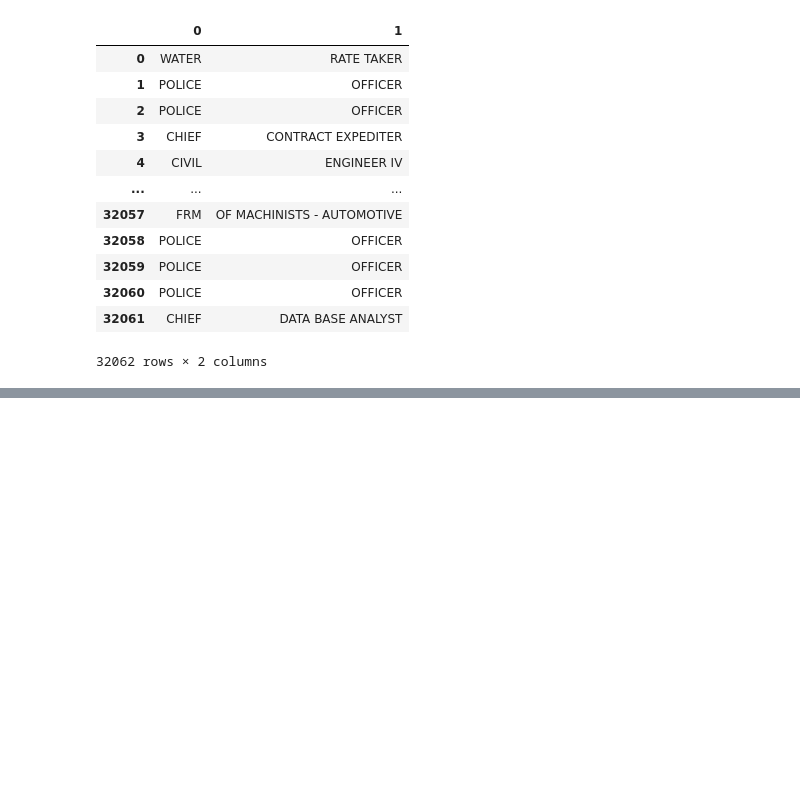
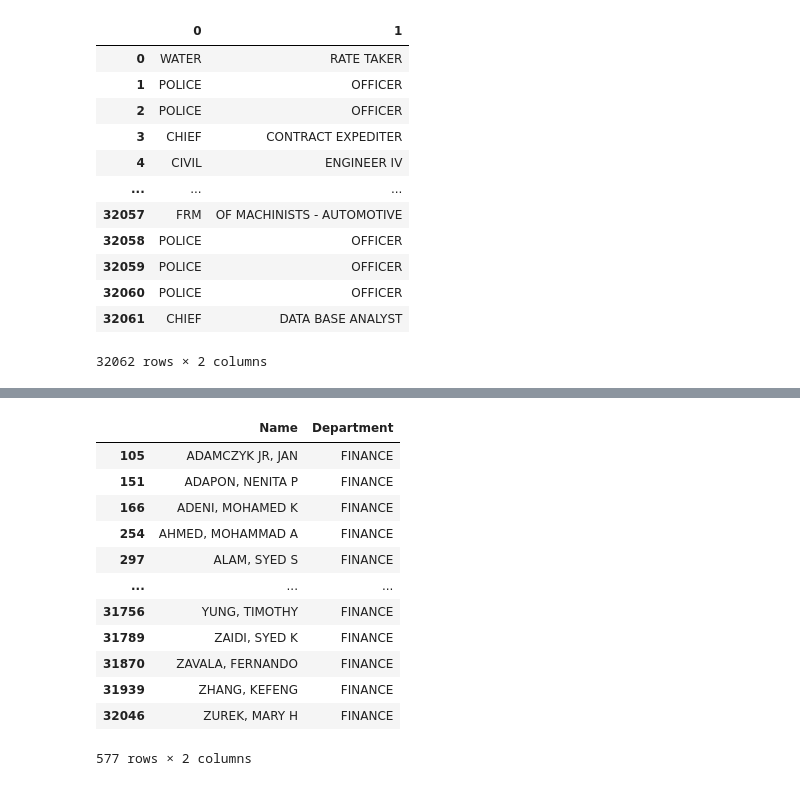
Before and after one commit to Lucas01iveira/Data-Engineering, a Jupyter notebook: Data Analysis with Pandas and Python/materials/pandas/Incomplete/07 - Working with Text Data.ipynb, the cells around one changed output, grey strips where cells are left out. Saved outputs shown, nothing was run; the diff lists cells and outputs as text; code cells hidden in the pictures; blank space fills up the shorter version.

```diff
--- a/Data Analysis with Pandas and Python/materials/pandas/Incomplete/07 - Working with Text Data.ipynb
+++ b/Data Analysis with Pandas and Python/materials/pandas/Incomplete/07 - Working with Text Data.ipynb
@@ -354,0 +396,25 @@ chicago.head()
+# %%
+# Filter the DataFrame to include only employees who work in the "Finance" department (case insensitive). Return only the Name and Department columns.
+chicago.loc[chicago['Department'].str.capitalize() == 'Finance', ['Name', 'Department']]
+chicago[chicago['Department'].str.capitalize() == 'Finance'][['Name', 'Department']]
+
+# Task: Use the appropriate string filtering method.
+
+# just a comment: both approaches provide same results; the difference is that the first one gives a view of the original dataframe (both objects tied together and any changes in one of them will automatically be applied to the other one), while the second one returns a copy of it (objects are not tied; they are two separate things)
+
+# the second line first generates an entire new dataframe based on the filtered rows of the first one, and only after that it selects the columns
+# the first one no: it is filtering and selecting the desired columns at once
+# %% [output]
+|  | Name | Department |
+| 105 | ADAMCZYK JR, JAN | FINANCE |
+| 151 | ADAPON, NENITA P | FINANCE |
+| 166 | ADENI, MOHAMED K | FINANCE |
+| 254 | AHMED, MOHAMMAD A | FINANCE |
+| 297 | ALAM, SYED S | FINANCE |
+| ... | ... | ... |
+| 31756 | YUNG, TIMOTHY | FINANCE |
+| 31789 | ZAIDI, SYED K | FINANCE |
+| 31870 | ZAVALA, FERNANDO | FINANCE |
+| 31939 | ZHANG, KEFENG | FINANCE |
+| 32046 | ZUREK, MARY H | FINANCE |
+577 rows × 2 columns
```
Also changed, not shown: parts of 19 cells of this notebook.
